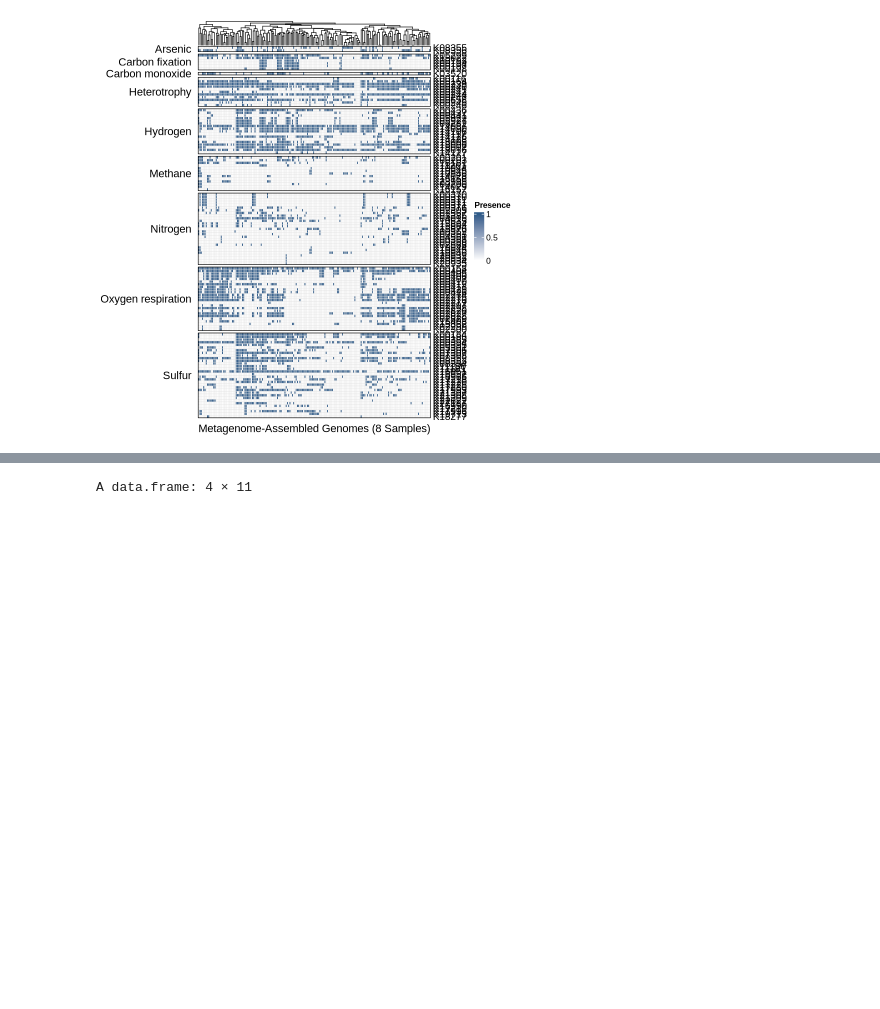
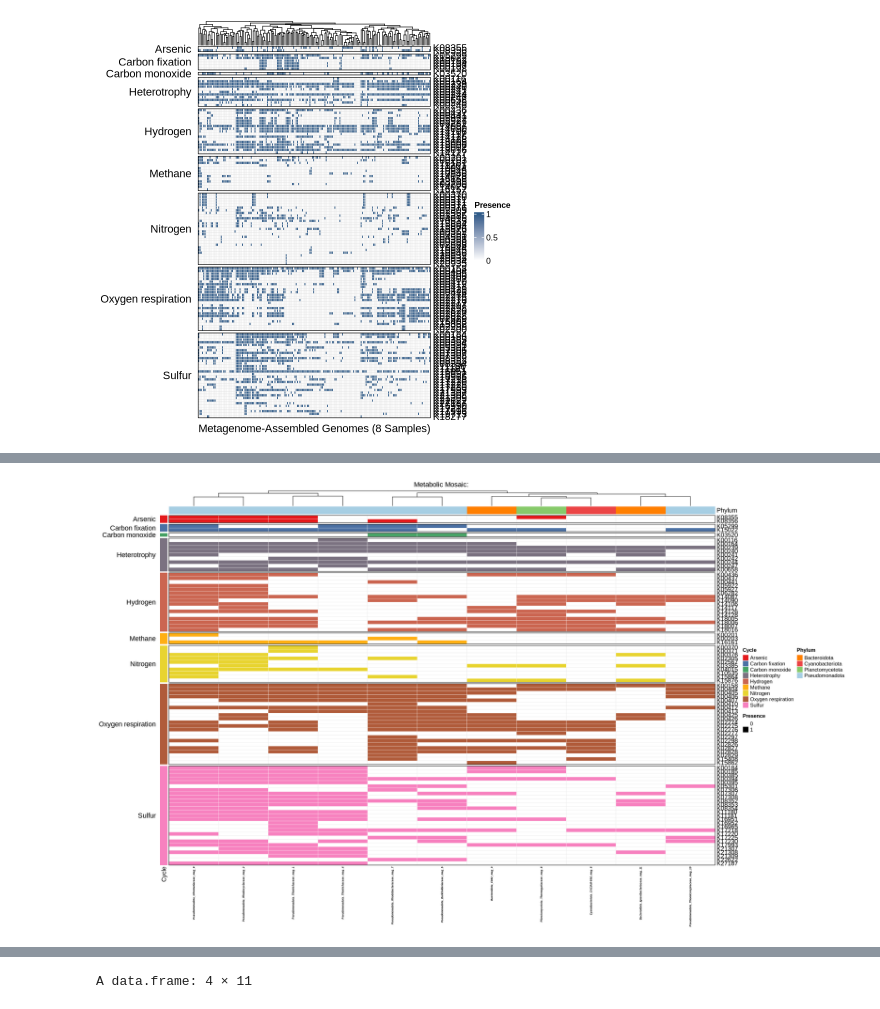
Before and after one commit to EdoT99/geomosaic_cookbook, a Jupyter notebook: notebooks/geomosaic_mags-hmma.ipynb, the cells around one changed output, grey strips where cells are left out. Cells and saved outputs as stored; diff of their text form; code cells hidden in the pictures; blank space fills up the shorter version.

```diff
--- a/notebooks/geomosaic_mags-hmma.ipynb
+++ b/notebooks/geomosaic_mags-hmma.ipynb
@@ -286,0 +558,7 @@ ERROR: Error:
+# %%
+# 3. Join Finale (Long Format)
+plot_data_full <- all_hmm %>%
+  left_join(all_tax, by = "Global_MAG_ID") %>%
+  left_join(ko_metadata_clean, by = c("HMM_model" = "KO")) %>%
+  filter(!is.na(cycle)) %>%  # Teniamo solo i KO presenti nel tuo template
+  arrange(cycle)
@@ -286,0 +615,13 @@ ERROR: Error:
+# %%
+# 1. Clean the taxonomy strings (removing prefixes)
+phylum_clean <- gsub("p__", "", tax_aligned$phylum)
+family_clean <- gsub("f__", "", coalesce(tax_aligned$family, "UnknownFamily"))
+
+# 2. Extract ONLY the MAG number (the last part after the final underscore)
+# This turns "CR18_ER180415_F_mag_9" into "mag_9"
+mag_numbers <- str_extract(tax_aligned$Global_MAG_ID, "mag_\\d+$")
+
+# 3. Combine them: Phylum_Family_mag_N
+concatenated_labels <- paste(phylum_clean, family_clean, mag_numbers, sep = "_")
+
+# Result: 'Pseudomonadota_Chromatiaceae_mag_9'
@@ -286,0 +632,69 @@ ERROR: Error:
+# %%
+#ALTERNAITVE
+# 1. Prepare Taxonomy Colors (Top Annotation)
+# We need this so the color bar at the top knows which phylum is which
+unique_phyla <- unique(tax_aligned$phylum)
+phylum_colors <- setNames(
+    colorRampPalette(brewer.pal(8, "Paired"))(length(unique_phyla)),
+    unique_phyla
+)
+
+# 2. Prepare Cycle Colors (Cell Coloring)
+# This is what your layer_fun uses
+unique_cycles <- unique(meta_rows$cycle)
+cat_colors <- setNames(
+    colorRampPalette(brewer.pal(8, "Set1"))(length(unique_cycles)),
+    unique_cycles
+)
+
+# 3. Create the Row Annotation (Left side)
+row_ha = rowAnnotation(
+    Cycle = meta_rows$cycle,
+    col = list(Cycle = cat_colors),
+    show_legend = TRUE
+)
+
+# 4. The Heatmap
+hb <- Heatmap(mat,
+        name = "Presence",
+        col = c("0" = "white", "1" = "black"), # Base grid
+        rect_gp = gpar(col = "gray90", lwd = 0.5), # Visible grid lines
+
+        # VECTORIZED COLORING BY CYCLE
+        layer_fun = function(j, i, x, y, width, height, fill) {
+            v = pindex(mat, i, j)
+            l = v == 1
+            grid.rect(x[l], y[l], width[l], height[l],
+                      gp = gpar(fill = cat_colors[meta_rows$cycle[i[l]]],
+                                col = "white", lwd = 0.5))
+        },
+
+        # COLUMN SETTINGS (Taxonomy labels)
+        show_column_names = TRUE,
+        column_labels = concatenated_labels,
+        column_names_gp = gpar(fontsize = 5, fontface = "bold.italic"),
+        column_names_rot = 90,
+
+        # TOP ANNOTATION (Phylum bar)
+        top_annotation = HeatmapAnnotation(
+            Phylum = tax_aligned$phylum,
+            col = list(Phylum = phylum_colors),
+            show_legend = TRUE
+        ),
+
+        # ROW SETTINGS
+        left_annotation = row_ha,
+        row_split = meta_rows$cycle,
+        cluster_rows = FALSE,
+        row_title_rot = 0,
+
+        column_title = paste0("Metabolic Mosaic: "),
+        border = TRUE)
+
+
+options(repr.plot.width = 20, repr.plot.height = 12)
+
+# Draw with legends on the right
+draw(hb, heatmap_legend_side = "right", annotation_legend_side = "right")
+# %% [output]
+[figure, added]
```
Also changed, not shown: parts of 46 cells of this notebook.
